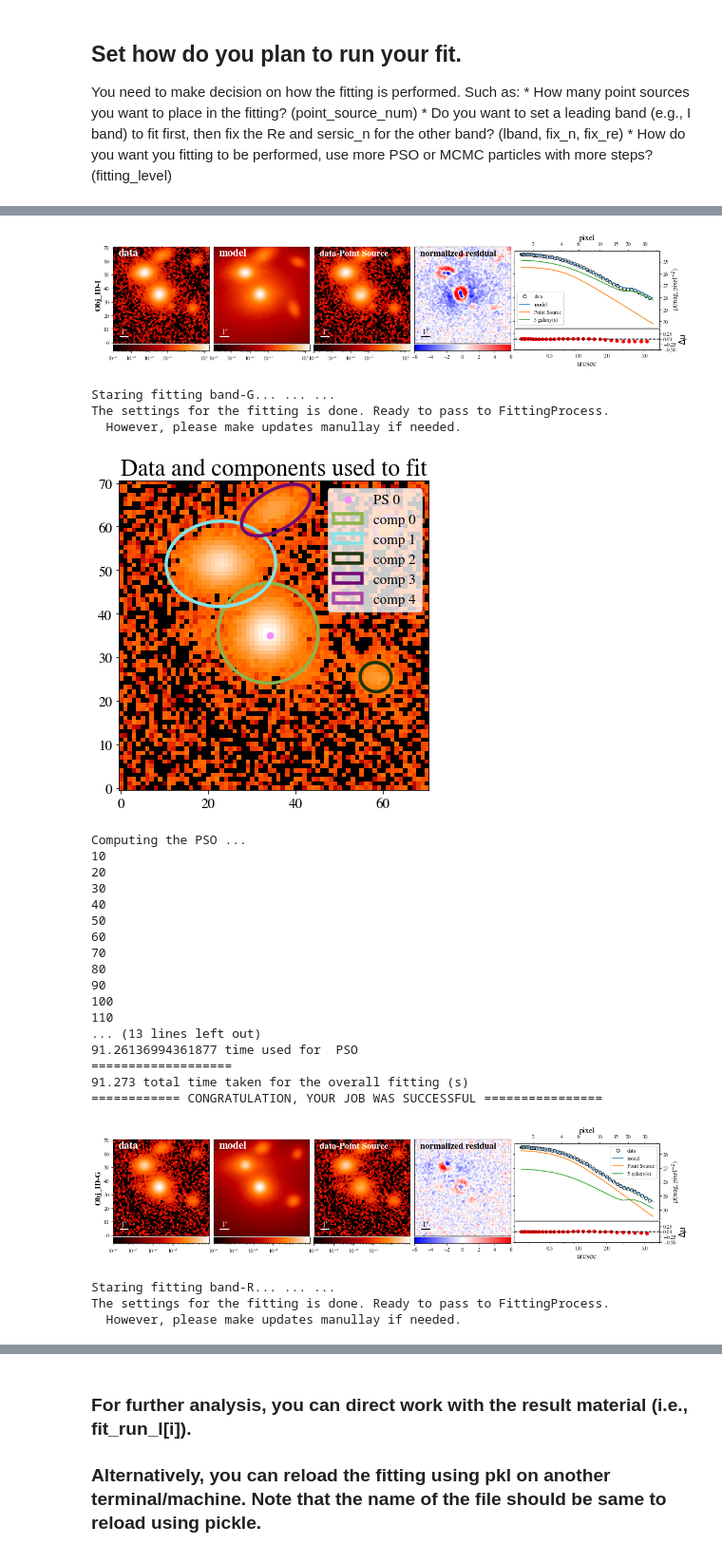
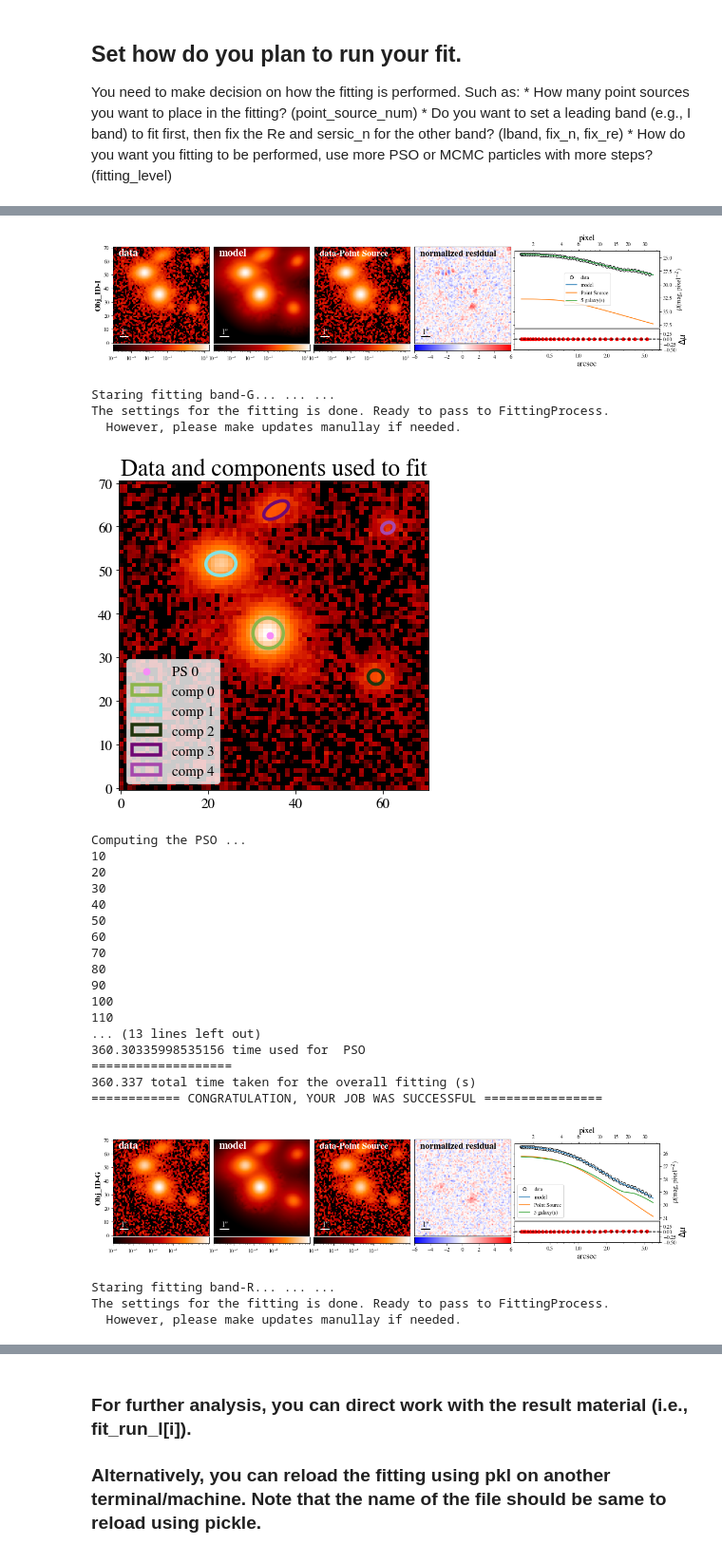
Before and after one commit to dartoon/galight_notebooks, a Jupyter notebook: HSC_simple_click.ipynb, the cells around one changed output, grey strips where cells are left out. Shown at 95% size. Drawn from its saved outputs; the diff is of its cells as text; code cells hidden in the pictures.

```diff
--- a/HSC_simple_click.ipynb
+++ b/HSC_simple_click.ipynb
@@ -98,32 +98,28 @@ if 'lband' in locals():
     l_idx = [i for i in range(len(bands)) if bands[i] == lband][0]  #The first index to run
     del(run_list[l_idx])
     run_list = [l_idx] + run_list  #The list define the order to run
-cut_radius = np.median([int(len(data_process_list[i].target_stamp)/2) for i in range(len(data_process_list))])
+cut_radius = np.median([int(len(data_process_list[i].target_stamp)/2) for i in run_list])
 for i in range(len(bands)):
     data_process_list[i].generate_target_materials(radius=cut_radius, create_mask = False, nsigma=2.8,
                                           exp_sz= 1.2, npixels = 15, if_plot=False)
     data_process_list[i].checkout()
-apertures = data_process_list[l_idx].apertures
-
 
 from galight.tools.measure_tools import mask_obj
 apertures = data_process_list[l_idx].apertures
-for i in run_list:
-    if i != l_idx:
+for i in run_list[1:]:
         covers = mask_obj(data_process_list[i].target_stamp, apertures, if_plot=False, sum_mask = True)
         for j in range(len(data_process_list[i].apertures)):
-            try:
-                new_cover = mask_obj(data_process_list[i].target_stamp, [data_process_list[i].apertures[j]], if_plot=False, sum_mask = True)
-                #If 1/2 of the area covered by the aperture is new)
-                if np.sum(covers - new_cover*covers) > np.sum(1-new_cover)/2 :
-                    apertures.append(data_process_list[i].apertures[j])
-            except:  #Folloing except will remove after 0.1.3 version.
-                positions = [apertures[k].positions for k in range(len(apertures)) ]
-                dists = [np.sqrt((np.sum(data_process_list[i].apertures[j].positions -
-                                  positions[k]))**2) for k in range(len(apertures))]
-                if np.min(dists)>2:
-                    apertures.append(data_process_list[i].apertures[j])
-
+            new_cover = mask_obj(data_process_list[i].target_stamp, [data_process_list[i].apertures[j]], if_plot=False, sum_mask = True)
+            #If 1/2 of the area covered by the aperture is new)
+            if np.sum(covers - new_cover*covers) > np.sum(1-new_cover)/2 :
+                apertures.append(data_process_list[i].apertures[j])
+rm_list = []
+for i in range(len(apertures)):
+    all_cover = mask_obj(data_process_list[l_idx].target_stamp, apertures[:i]+apertures[i+1:], if_plot=False, sum_mask = True)
+    one_cover = mask_obj(data_process_list[l_idx].target_stamp, [apertures[i]], if_plot=False, sum_mask = True)
+    if  np.sum(all_cover) - np.sum(all_cover*one_cover) < np.sum(1-one_cover)/1.6:
+        rm_list.append(i) #remove the coverred apertures
+apertures = [apertures[i] for i in range(len(apertures)) if i not in rm_list]
 
 fit_sepc_l, fit_run_l = [None]*5, [None]*5
 for i in run_list:
@@ -188,9 +184,9 @@ Computing the PSO ...
 ============ CONGRATULATION, YOUR JOB WAS SUCCESSFUL ================
-[figure, old version]
+[figure, new version]
 Staring fitting band-G... ... ...
 The settings for the fitting is done. Ready to pass to FittingProcess.
   However, please make updates manullay if needed.
-[figure, old version]
+[figure, new version]
 Computing the PSO ...
 10
 20
@@ -204,11 +200,11 @@ Computing the PSO ...
 100
 110
 ... (13 lines left out)
-91.26136994361877 time used for  PSO
+360.30335998535156 time used for  PSO
 ===================
-91.273 total time taken for the overall fitting (s)
+360.337 total time taken for the overall fitting (s)
 ============ CONGRATULATION, YOUR JOB WAS SUCCESSFUL ================
-[figure, old version]
+[figure, new version]
 Staring fitting band-R... ... ...
 The settings for the fitting is done. Ready to pass to FittingProcess.
   However, please make updates manullay if needed.
```
Also changed, not shown: parts of 4 cells of this notebook.
